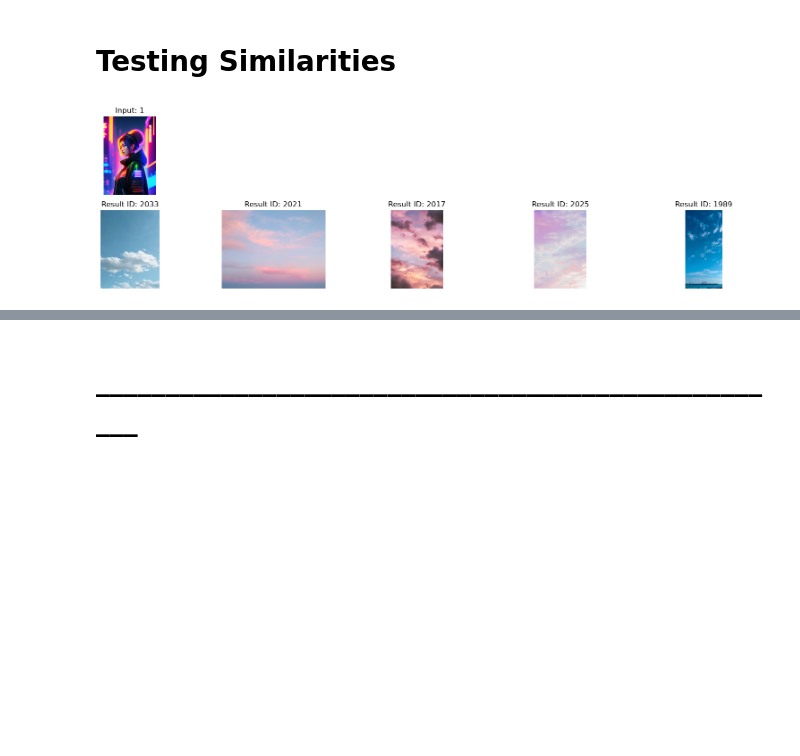
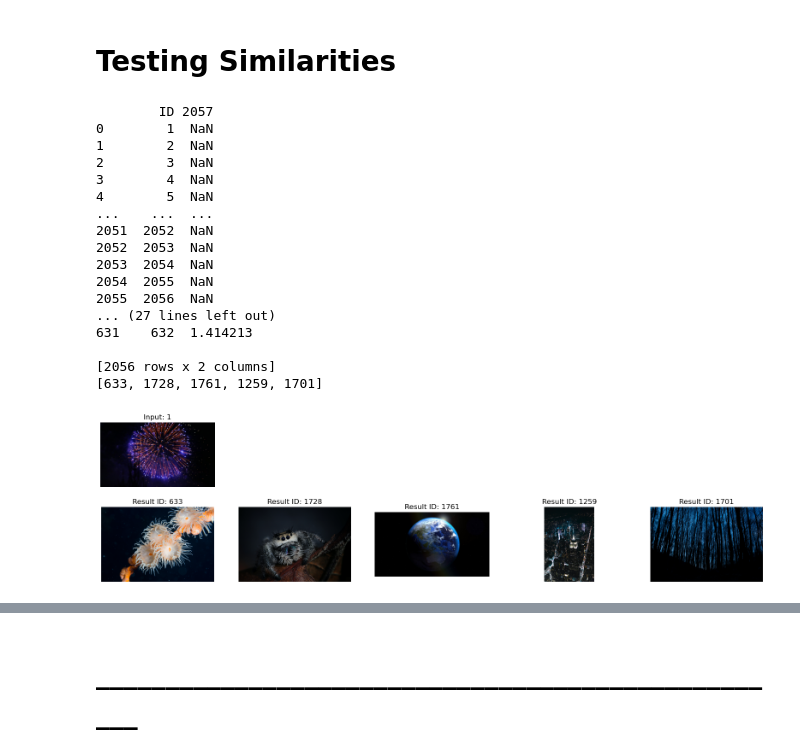
Before and after one commit to tis22/image_recommender, a Jupyter notebook: ImageLoader.ipynb, the cells around one changed output, grey strips where cells are left out. Drawn from its saved outputs; the diff is of its cells as text; code cells hidden in the pictures; blank space fills up the shorter version.

```diff
--- a/ImageLoader.ipynb
+++ b/ImageLoader.ipynb
@@ -468,7 +466,7 @@ def main_finding_similarities(input_images_number, measurement, similarity, best
     rgb_df, hsv_df, embedding_df, path_df, other_data_df = load_pickles()
 
     if input_images_number == 1:
-        input_images = [r"C:\Users\timsa\Desktop\sample_pictures\testing\test_image_1.jpg"]
+        input_images = [r"C:\Users\timsa\Desktop\sample_pictures\testing\test_image_5.jpg"]
     else:
         input_images = [
             r"C:\Users\timsa\Desktop\sample_pictures\testing\test_image_1.jpg",
@@ -478,7 +476,7 @@ def main_finding_similarities(input_images_number, measurement, similarity, best
             r"C:\Users\timsa\Desktop\sample_pictures\testing\test_image_5.jpg"
         ]
 
-
+    #print(input_images)
     resize_size = (224, 224)
     max_id = path_df['ID'].max()
 
@@ -489,7 +487,7 @@ def main_finding_similarities(input_images_number, measurement, similarity, best
     df_input = pd.DataFrame(details_list)
     #print(df_input)
     id_list = find_similar_ids(measurement, similarity, df_input, best_n)
-    #print(id_list)
+    print(id_list)
 
     conn = sqlite3.connect("database/bd_database.db")
     curs = conn.cursor()
@@ -500,6 +498,23 @@ def main_finding_similarities(input_images_number, measurement, similarity, best
     print_images(input_images, result_paths_list, input_images_number, id_list)
 # %%
 %%time
-main_finding_similarities(1, "Embedding", "euclidean_distance", 5)
+main_finding_similarities(1, "RGB", "euclidean_distance", 5)
 # %% [output]
+        ID 2057
+0        1  NaN
+1        2  NaN
+2        3  NaN
+3        4  NaN
+4        5  NaN
+...    ...  ...
+2051  2052  NaN
+2052  2053  NaN
+2053  2054  NaN
+2054  2055  NaN
+2055  2056  NaN
+... (27 lines left out)
+631    632  1.414213
+
+[2056 rows x 2 columns]
+[633, 1728, 1761, 1259, 1701]
-[figure, old version]
+[figure, new version]
```
Also changed, not shown: parts of 9 cells of this notebook.
